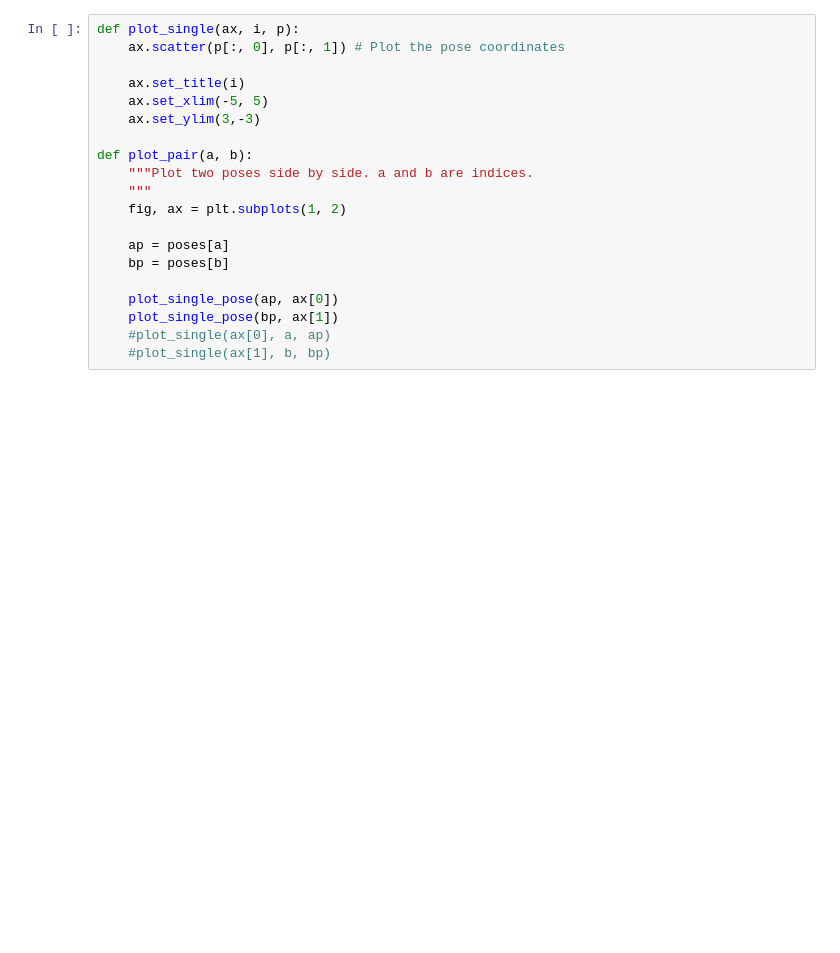
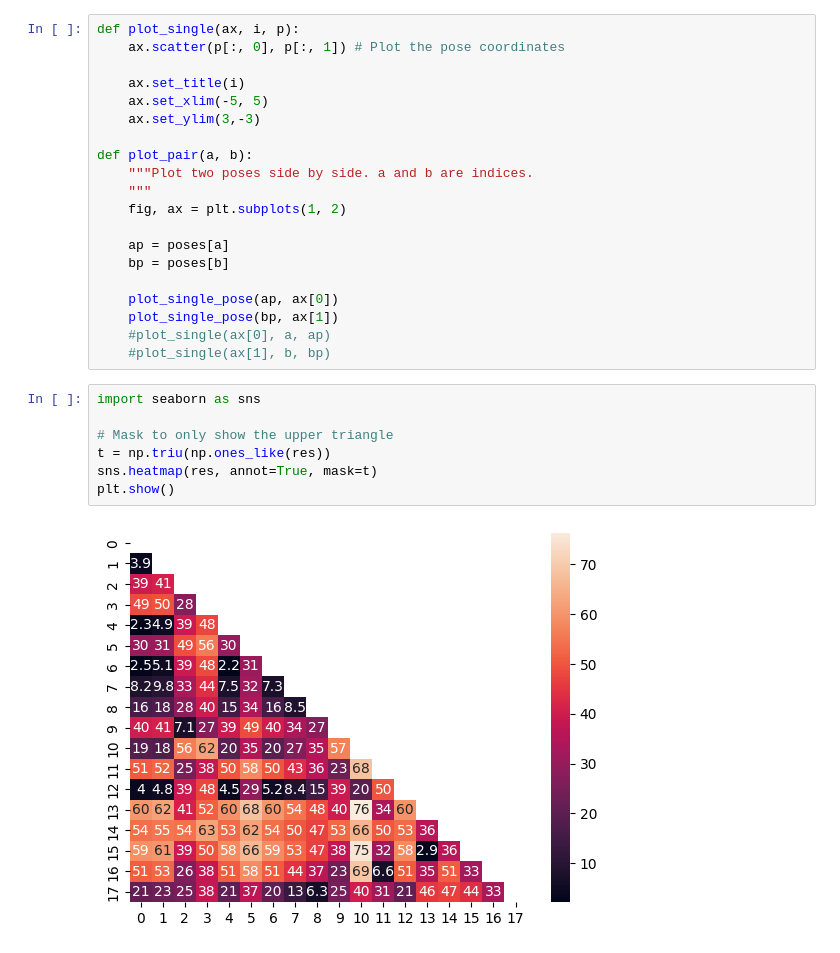
Before and after one commit to Kether180/MachineLearning_2024, a Jupyter notebook: 02-material/W02/02-poses.ipynb, the cells around one changed output. Saved outputs shown, nothing was run; the diff lists cells and outputs as text; blank space fills up the shorter version.

```diff
--- a/02-material/W02/02-poses.ipynb
+++ b/02-material/W02/02-poses.ipynb
@@ -190,3 +277,12 @@ def plot_pair(a, b):
     plot_single_pose(bp, ax[1])
     #plot_single(ax[0], a, ap)
     #plot_single(ax[1], b, bp)
+# %%
+import seaborn as sns
+
+# Mask to only show the upper triangle
+t = np.triu(np.ones_like(res))
+sns.heatmap(res, annot=True, mask=t)
+plt.show()
+# %% [output]
+[figure, added]
```
Also changed, not shown: parts of 6 cells of this notebook, 1 other file.
